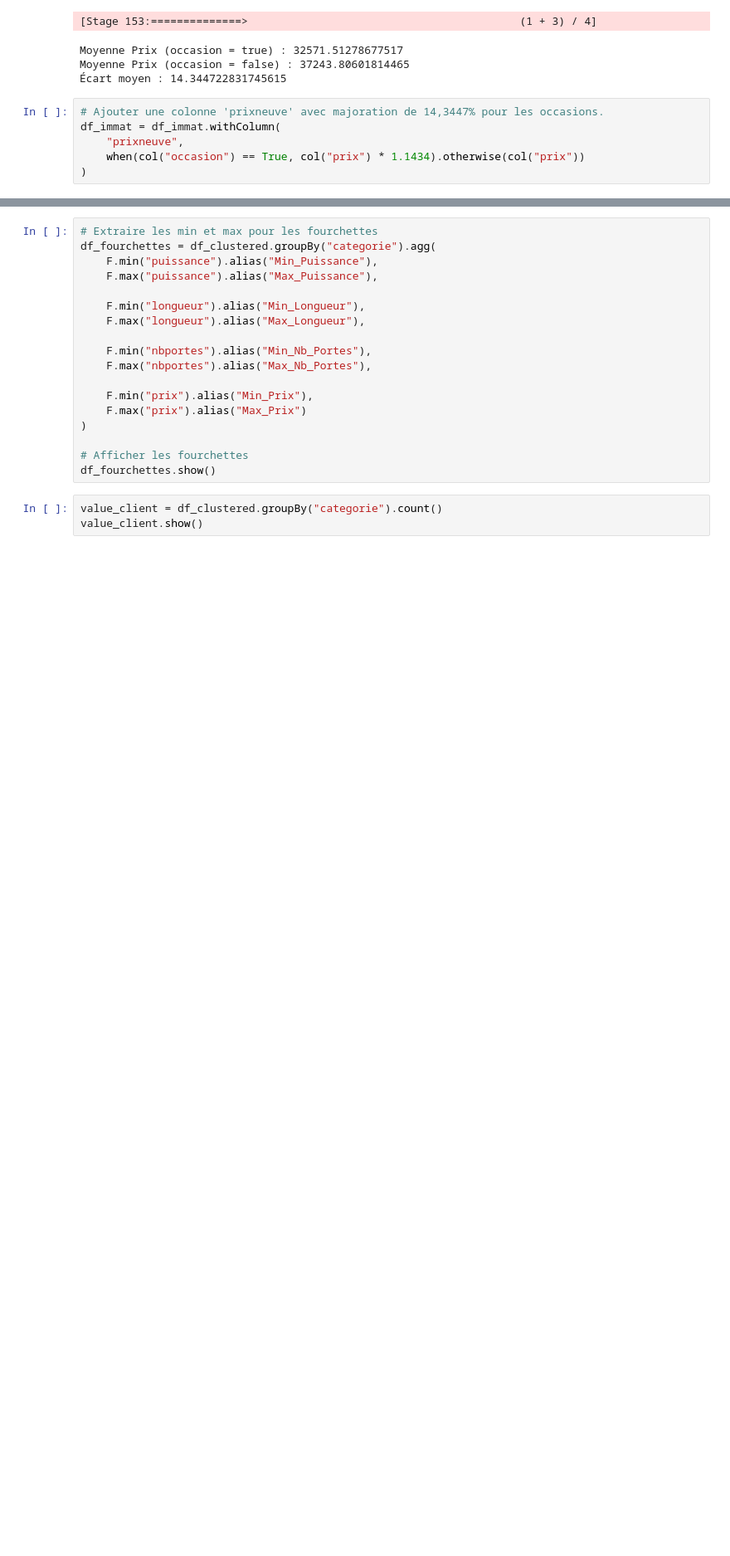
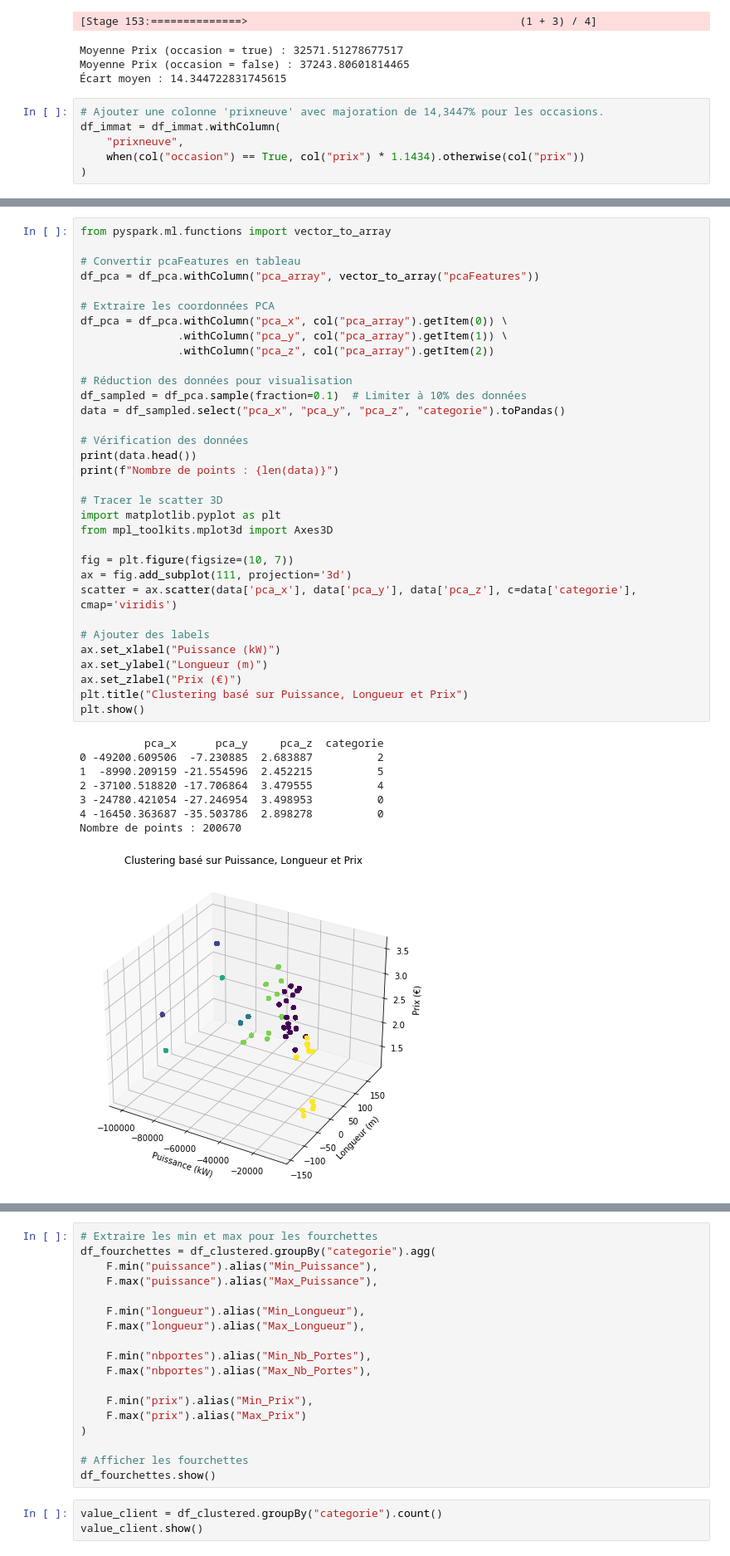
Before and after one commit to Thodler/docker-hadoop-spark, a Jupyter notebook: notebooks/Immatriculation.ipynb, the cells around one changed output, grey strips where cells are left out. Shown: that part at 83% size. Drawn from its saved outputs; the diff is of its cells as text; blank space fills up the shorter version.

Commit message:
clustering notebook

```diff
--- a/notebooks/Immatriculation.ipynb
+++ b/notebooks/Immatriculation.ipynb
@@ -1140,3 +1111,45 @@ Py4JError: An error occurred while calling o829.fit
+# %%
+from pyspark.ml.functions import vector_to_array
+
+# Convertir pcaFeatures en tableau
+df_pca = df_pca.withColumn("pca_array", vector_to_array("pcaFeatures"))
+
+# Extraire les coordonnées PCA
+df_pca = df_pca.withColumn("pca_x", col("pca_array").getItem(0)) \
+               .withColumn("pca_y", col("pca_array").getItem(1)) \
+               .withColumn("pca_z", col("pca_array").getItem(2))
+
+# Réduction des données pour visualisation
+df_sampled = df_pca.sample(fraction=0.1)  # Limiter à 10% des données
+data = df_sampled.select("pca_x", "pca_y", "pca_z", "categorie").toPandas()
+
+# Vérification des données
+print(data.head())
+print(f"Nombre de points : {len(data)}")
+
+# Tracer le scatter 3D
+import matplotlib.pyplot as plt
+from mpl_toolkits.mplot3d import Axes3D
+
+fig = plt.figure(figsize=(10, 7))
+ax = fig.add_subplot(111, projection='3d')
+scatter = ax.scatter(data['pca_x'], data['pca_y'], data['pca_z'], c=data['categorie'], cmap='viridis')
+
+# Ajouter des labels
+ax.set_xlabel("Puissance (kW)")
+ax.set_ylabel("Longueur (m)")
+ax.set_zlabel("Prix (€)")
+plt.title("Clustering basé sur Puissance, Longueur et Prix")
+plt.show()
+# %% [output]
+          pca_x      pca_y     pca_z  categorie
+0 -49200.609506  -7.230885  2.683887          2
+1  -8990.209159 -21.554596  2.452215          5
+2 -37100.518820 -17.706864  3.479555          4
+3 -24780.421054 -27.246954  3.498953          0
+4 -16450.363687 -35.503786  2.898278          0
+Nombre de points : 200670
+[figure, added]
 # %%
 # Calculer les statistiques de chaque cluster
 stats = df_clustered.groupBy("categorie").agg(
```
Also changed, not shown: parts of 12 cells of this notebook.
